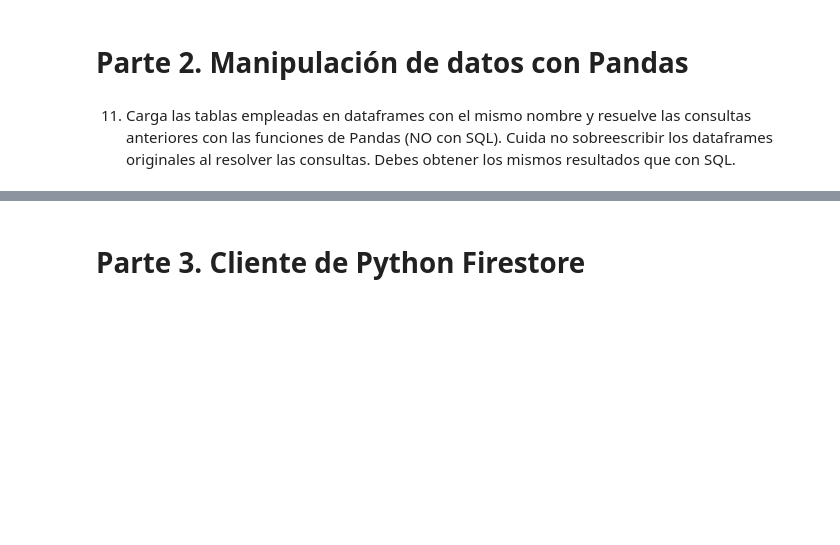
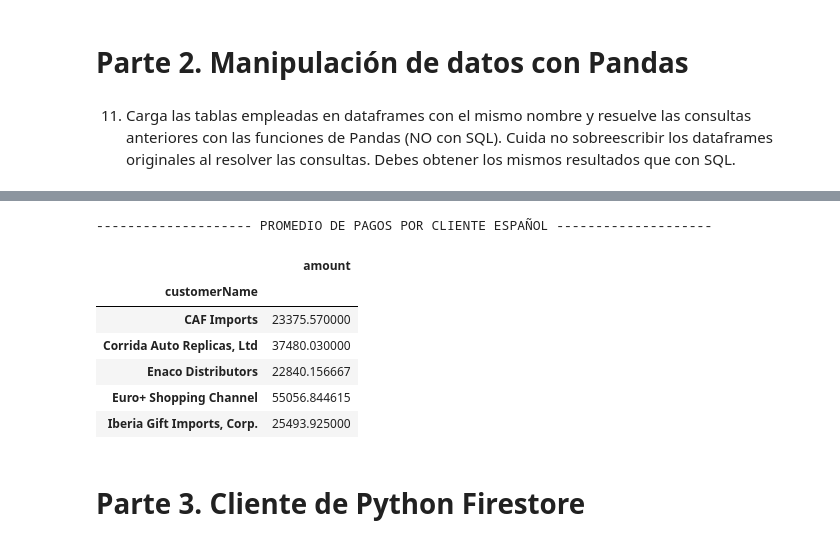
Before and after one commit to ErickCuellar1/DataScience, a Jupyter notebook: Actividad3/Actividad3BDManipulacion_A01383577.ipynb, the cells around one changed output, grey strips where cells are left out. Cells and saved outputs as stored; diff of their text form; code cells hidden in the pictures; blank space fills up the shorter version.

```diff
--- a/Actividad3/Actividad3BDManipulacion_A01383577.ipynb
+++ b/Actividad3/Actividad3BDManipulacion_A01383577.ipynb
@@ -196,3 +189,12 @@ EmployeesByCountry
 # **Parte 2**. Manipulación de datos con Pandas
 # %% [markdown]
 11.	Carga las tablas empleadas en dataframes con el mismo nombre y resuelve las consultas anteriores con las funciones de Pandas (NO con SQL). Cuida no sobreescribir los dataframes originales al resolver las consultas. Debes obtener los mismos resultados que con SQL.
+# %%
+productlines = pd.read_sql(sqla.text("SELECT * FROM productlines"), conn)
+products = pd.read_sql(sqla.text("SELECT * FROM products"), conn)
+orderdetails = pd.read_sql(sqla.text("SELECT * FROM orderdetails"), conn)
+orders = pd.read_sql(sqla.text("SELECT * FROM orders"), conn)
+customers = pd.read_sql(sqla.text("SELECT * FROM customers"), conn)
+employees = pd.read_sql(sqla.text("SELECT * FROM employees"), conn)
+offices = pd.read_sql(sqla.text("SELECT * FROM offices"), conn)
+payments = pd.read_sql(sqla.text("SELECT * FROM payments"), conn)
@@ -199,3 +297,17 @@ EmployeesByCountry
+# %%
+print('-'*20, 'PROMEDIO DE PAGOS POR CLIENTE ESPAÑOL','-'*20)
+customers_and_payments = customers.merge(payments, how='right', on='customerNumber')
+customers_and_payments = customers_and_payments[customers_and_payments['country']=='Spain']
+customers_and_payments[['customerName', 'amount']].groupby(['customerName']).mean()
+# %% [output]
+-------------------- PROMEDIO DE PAGOS POR CLIENTE ESPAÑOL --------------------
+|  | amount |
+| customerName |  |
+| CAF Imports | 23375.570000 |
+| Corrida Auto Replicas, Ltd | 37480.030000 |
+| Enaco Distributors | 22840.156667 |
+| Euro+ Shopping Channel | 55056.844615 |
+| Iberia Gift Imports, Corp. | 25493.925000 |
 # %% [markdown]
 # **Parte 3**. Cliente de Python Firestore
 # %% [markdown]
```
Also changed, not shown: parts of 14 cells of this notebook.
